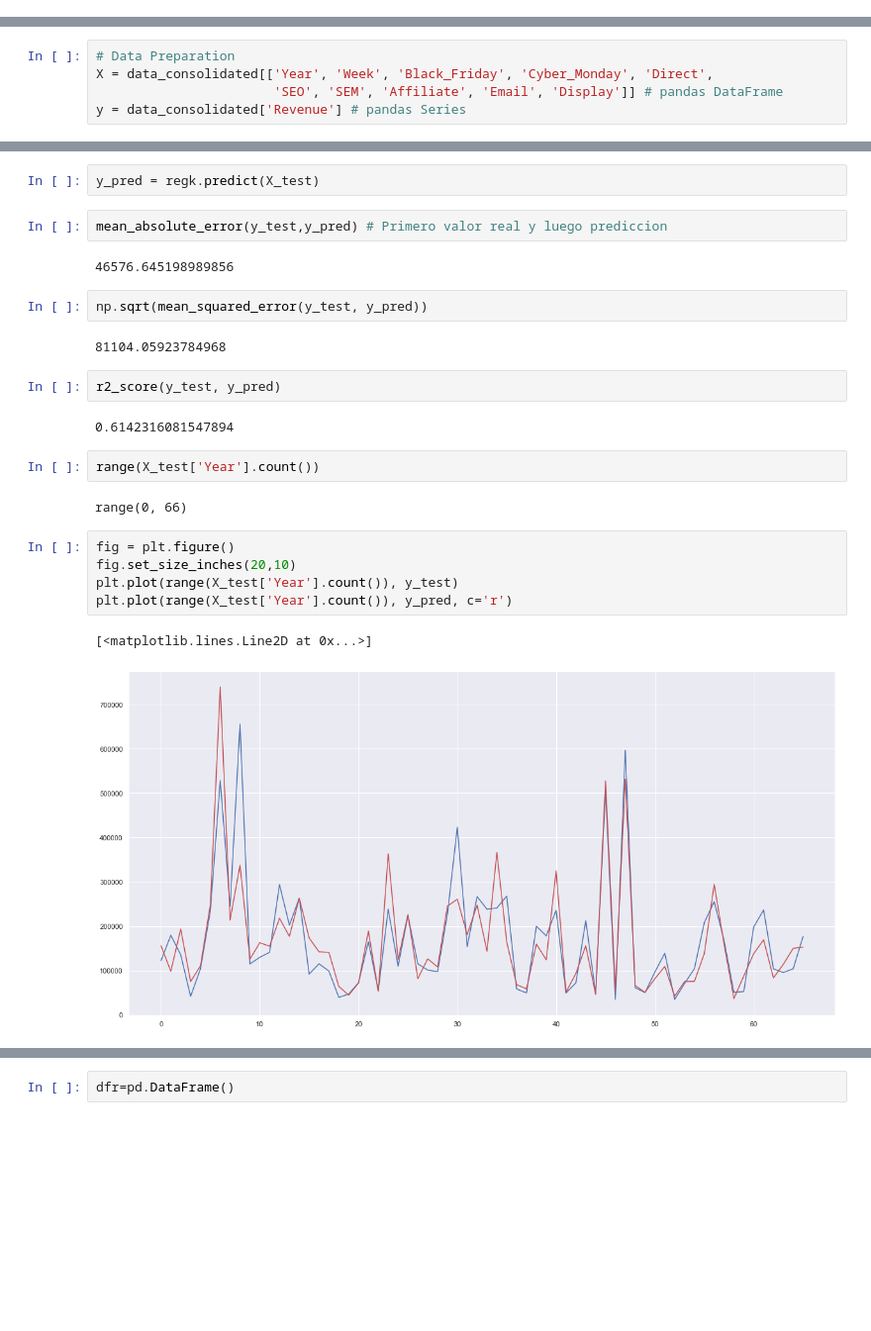
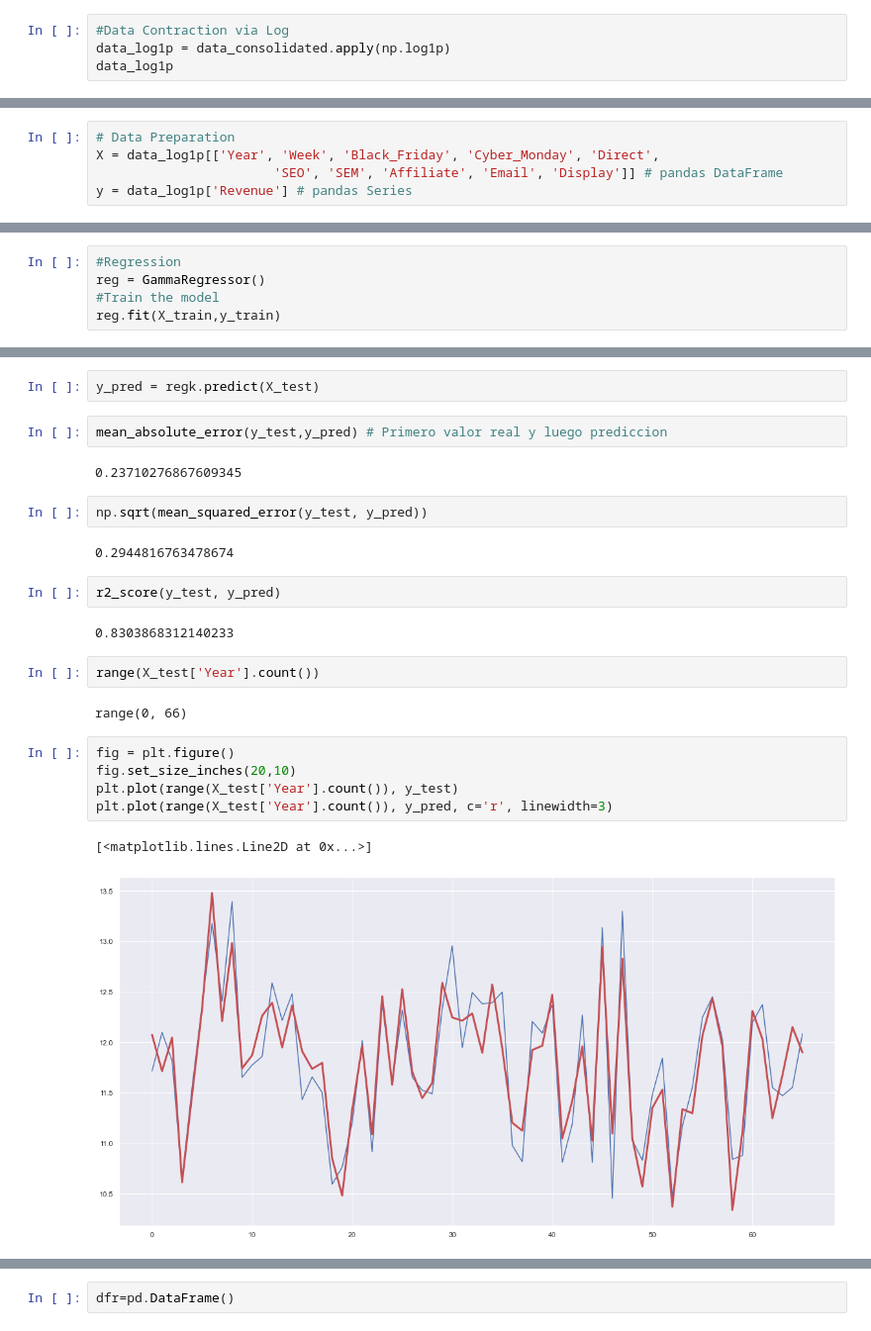
Before and after one commit to Jorge-Montenegro/TFM, a Jupyter notebook: TFM.ipynb, the cells around one changed output, grey strips where cells are left out. Shown: that part at 99% size. Saved outputs shown, nothing was run; the diff lists cells and outputs as text; blank space fills up the shorter version.

```diff
--- a/TFM.ipynb
+++ b/TFM.ipynb
@@ -352,3 +436,7 @@ plt.plot(data_consolidated.index, data_consolidated['Revenue'])
 # %% [output]
 [<matplotlib.lines.Line2D at 0x...>]
 [figure]
+# %%
+#Data Contraction via Log
+data_log1p = data_consolidated.apply(np.log1p)
+data_log1p
@@ -355,8 +473,8 @@ plt.plot(data_consolidated.index, data_consolidated['Revenue'])
 # %%
 # Data Preparation
-X = data_consolidated[['Year', 'Week', 'Black_Friday', 'Cyber_Monday', 'Direct',
+X = data_log1p[['Year', 'Week', 'Black_Friday', 'Cyber_Monday', 'Direct',
                        'SEO', 'SEM', 'Affiliate', 'Email', 'Display']] # pandas DataFrame
-y = data_consolidated['Revenue'] # pandas Series
+y = data_log1p['Revenue'] # pandas Series
 # %%
 #Train/Test Split
 X_train, X_test, y_train, y_test = train_test_split(X, y, test_size=0.20, random_state=42)
@@ -369,0 +506,5 @@ LinearRegression()
+# %%
+#Regression
+reg = GammaRegressor()
+#Train the model
+reg.fit(X_train,y_train)
@@ -395,15 +538,15 @@ y_pred = regk.predict(X_test)
 # %%
 mean_absolute_error(y_test,y_pred) # Primero valor real y luego prediccion
 # %% [output]
-46576.645198989856
+0.23710276867609345
 # %%
 np.sqrt(mean_squared_error(y_test, y_pred))
 # %% [output]
-81104.05923784968
+0.2944816763478674
 # %%
 r2_score(y_test, y_pred)
 # %% [output]
-0.6142316081547894
+0.8303868312140233
 # %%
 range(X_test['Year'].count())
 # %% [output]
@@ -411,8 +554,8 @@ range(0, 66)
 # %%
 fig = plt.figure()
 fig.set_size_inches(20,10)
 plt.plot(range(X_test['Year'].count()), y_test)
-plt.plot(range(X_test['Year'].count()), y_pred, c='r')
+plt.plot(range(X_test['Year'].count()), y_pred, c='r', linewidth=3)
 # %% [output]
 [<matplotlib.lines.Line2D at 0x...>]
-[figure, old version]
+[figure, new version]
```
Also changed, not shown: parts of 31 cells of this notebook.
